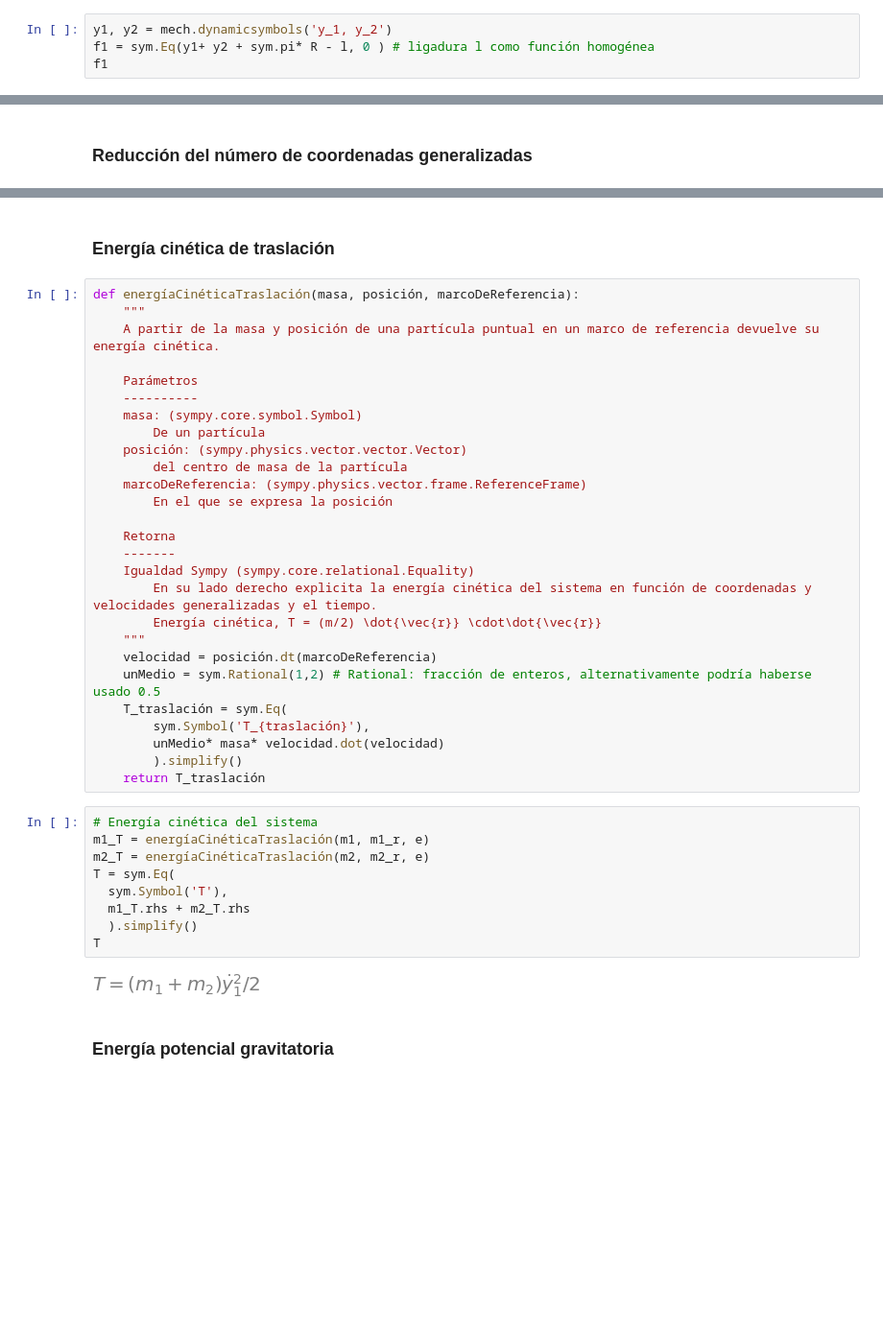
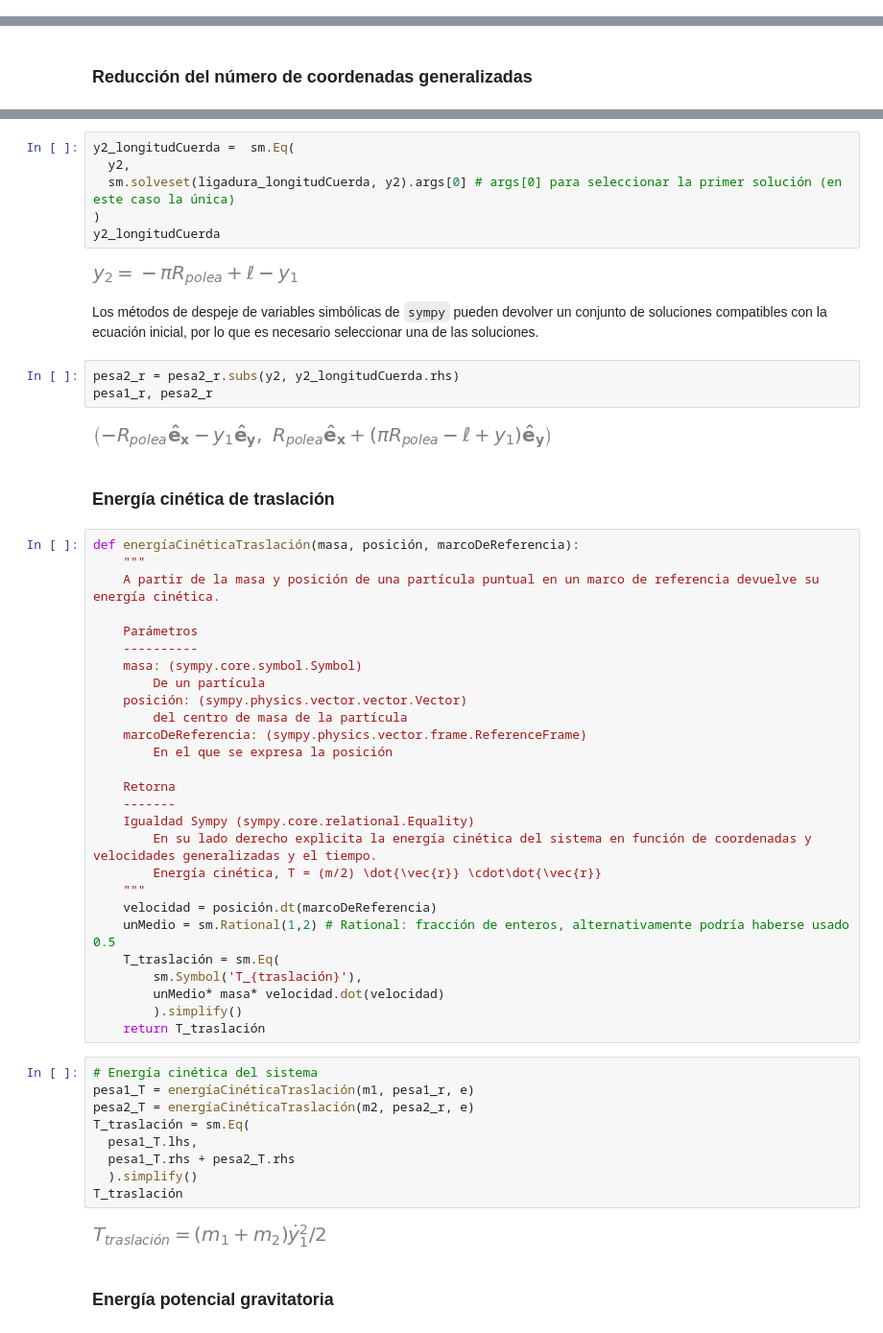
Before and after one commit to unlam/ComputationalAnalyticalMechanics, a Jupyter notebook: 04Constraints/atwoodConstraint.ipynb, the cells around one changed output, grey strips where cells are left out. Shown at 96% size. Saved outputs shown, nothing was run; the diff lists cells and outputs as text; blank space fills up the shorter version.

```diff
--- a/04Constraints/atwoodConstraint.ipynb
+++ b/04Constraints/atwoodConstraint.ipynb
@@ -60,4 +57,0 @@ $$
-# %%
-y1, y2 = mech.dynamicsymbols('y_1, y_2')
-f1 = sym.Eq(y1+ y2 + sym.pi* R - l, 0 ) # ligadura l como función homogénea
-f1
@@ -85,3 +68,18 @@ m1_r, m2_r
+# %%
+y2_longitudCuerda =  sm.Eq(
+  y2,
+  sm.solveset(ligadura_longitudCuerda, y2).args[0] # args[0] para seleccionar la primer solución (en este caso la única)
+)
+y2_longitudCuerda
+# %% [output]
+[figure, added]
+# %% [markdown]
+Los métodos de despeje de variables simbólicas de `sympy` pueden devolver un conjunto de soluciones compatibles con la ecuación inicial, por lo que es necesario seleccionar una de las soluciones.
+# %%
+pesa2_r = pesa2_r.subs(y2, y2_longitudCuerda.rhs)
+pesa1_r, pesa2_r
+# %% [output]
+[figure, added]
 # %% [markdown]
 ### Energía cinética de traslación
 # %%
@@ -105,23 +103,23 @@ def energíaCinéticaTraslación(masa, posición, marcoDeReferencia):
         Energía cinética, T = (m/2) \dot{\vec{r}} \cdot\dot{\vec{r}}
     """
     velocidad = posición.dt(marcoDeReferencia)
-    unMedio = sym.Rational(1,2) # Rational: fracción de enteros, alternativamente podría haberse usado 0.5
-    T_traslación = sym.Eq(
-        sym.Symbol('T_{traslación}'),
+    unMedio = sm.Rational(1,2) # Rational: fracción de enteros, alternativamente podría haberse usado 0.5
+    T_traslación = sm.Eq(
+        sm.Symbol('T_{traslación}'),
         unMedio* masa* velocidad.dot(velocidad)
         ).simplify()
     return T_traslación
 # %%
 # Energía cinética del sistema
-m1_T = energíaCinéticaTraslación(m1, m1_r, e)
-m2_T = energíaCinéticaTraslación(m2, m2_r, e)
-T = sym.Eq(
-  sym.Symbol('T'),
-  m1_T.rhs + m2_T.rhs
+pesa1_T = energíaCinéticaTraslación(m1, pesa1_r, e)
+pesa2_T = energíaCinéticaTraslación(m2, pesa2_r, e)
+T_traslación = sm.Eq(
+  pesa1_T.lhs,
+  pesa1_T.rhs + pesa2_T.rhs
   ).simplify()
-T
+T_traslación
 # %% [output]
-[figure, old version]
+[figure, new version]
 # %% [markdown]
 ### Energía potencial gravitatoria
 # %%
```
Also changed, not shown: parts of 62 cells of this notebook, 4 other files.
